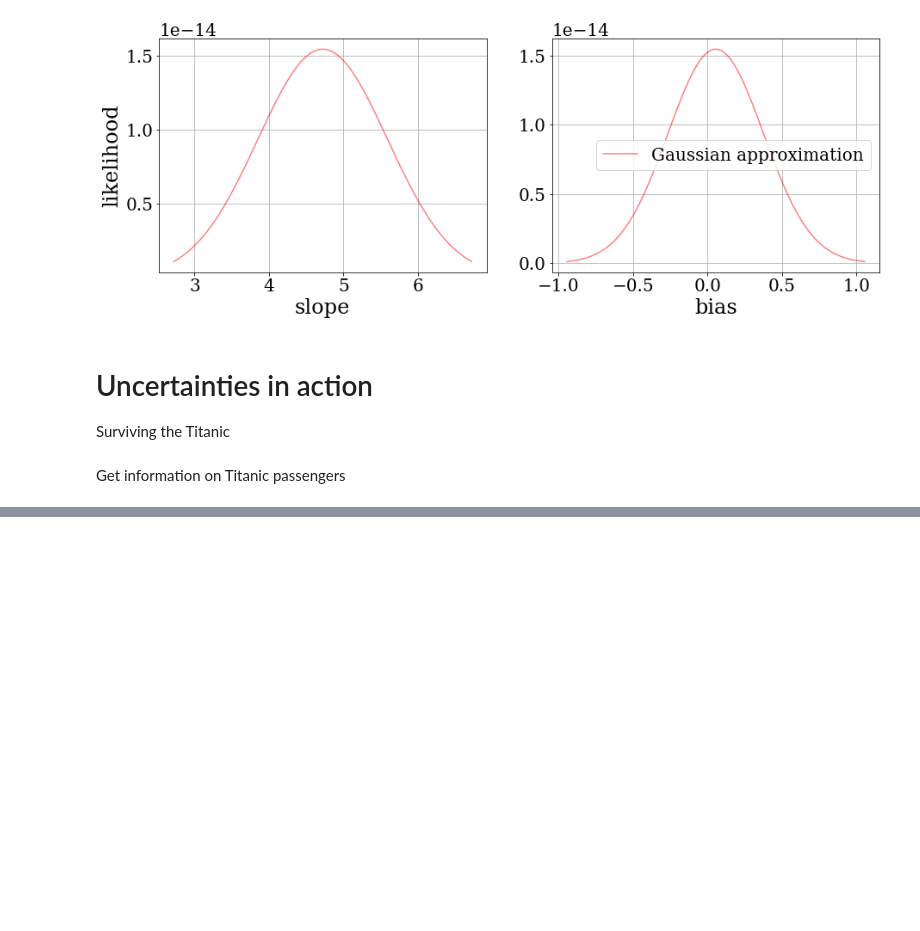
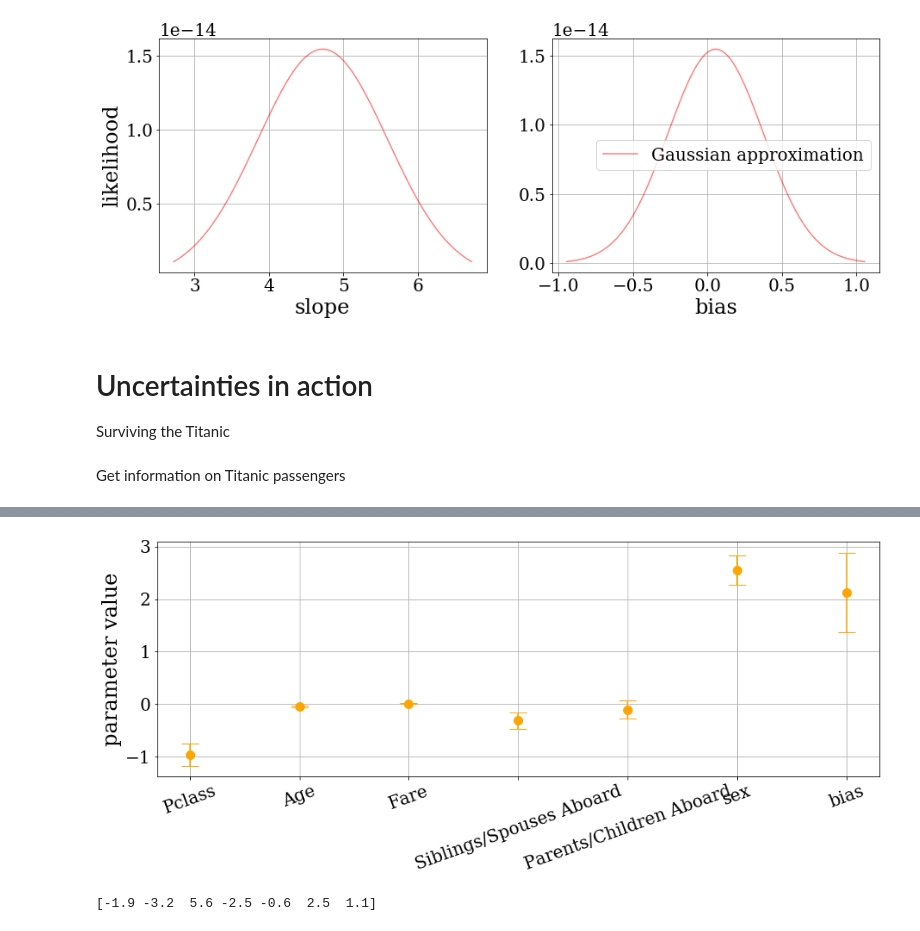
Before and after one commit to faab5/errortools, a Jupyter notebook: notebooks/PyData presentation 11-05-2019.ipynb, the cells around one changed output, grey strips where cells are left out. Saved outputs shown, nothing was run; the diff lists cells and outputs as text; code cells hidden in the pictures; blank space fills up the shorter version.

```diff
--- a/notebooks/PyData presentation 11-05-2019.ipynb
+++ b/notebooks/PyData presentation 11-05-2019.ipynb
@@ -408,0 +476,10 @@ df = pd.read_csv("http://web.stanford.edu/class/archive/cs/cs109/cs109.1166/stuf
+# %%
+df_train = df.sample(frac=0.5, replace=False, random_state=42)
+df_test  = df.loc[df.index.difference(df_train.index)]
+# %%
+features = ['Pclass', 'Age', 'Fare', 'Siblings/Spouses Aboard',
+            'Parents/Children Aboard', 'sex']
+target = 'Survived'
+# %%
+X_train = df_train[features].values
+y_train = df_train[target].values
@@ -408,0 +489,3 @@ df = pd.read_csv("http://web.stanford.edu/class/archive/cs/cs109/cs109.1166/stuf
+# %%
+titanic_model = errortools.LogisticRegression(fit_intercept=True)
+titanic_model.fit(X_train, y_train)
@@ -408,0 +522,9 @@ df = pd.read_csv("http://web.stanford.edu/class/archive/cs/cs109/cs109.1166/stuf
+# %%
+fig, ax = plt.subplots(1, 1, figsize=(15, 5))
+ax.errorbar(x=np.arange(len(features)), y=titanic_model.parameters[:-1],
+            yerr=titanic_model.errors[:-1], fmt='o', color='orange', capsize=10, markersize=10)
+ax.grid()
+ax.set_ylabel("parameter value")
+plt.xticks(np.arange(len(features)), features, rotation=20);
+# %% [output]
+[figure, added]
@@ -408,0 +535,4 @@ df = pd.read_csv("http://web.stanford.edu/class/archive/cs/cs109/cs109.1166/stuf
+# %%
+titanic_model.fit(X_train_scaled, y_train)
+# %% [output]
+[-1.9 -3.2  5.6 -2.5 -0.6  2.5  1.1]
```
Also changed, not shown: parts of 18 cells of this notebook, 1 other file.
